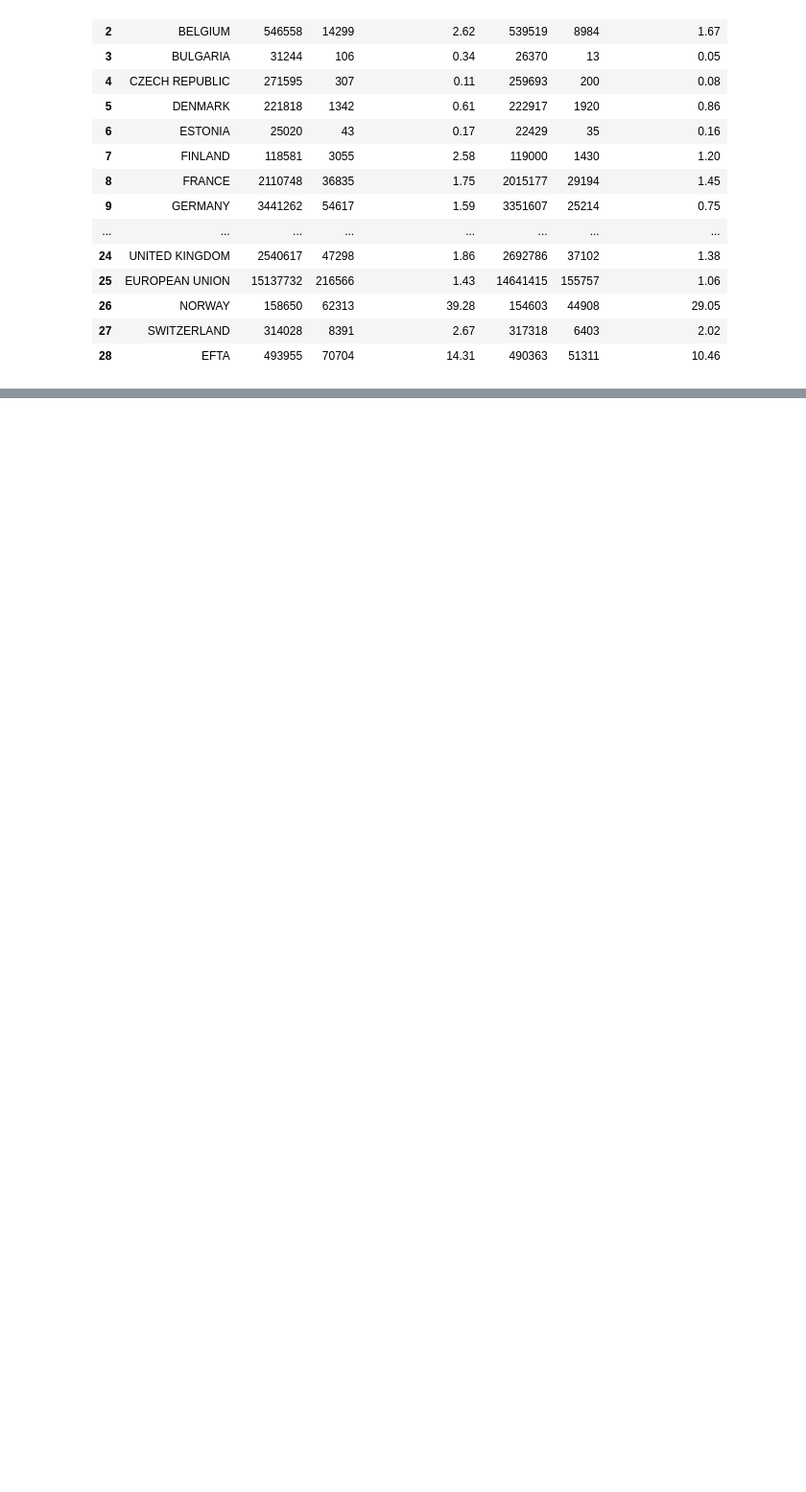
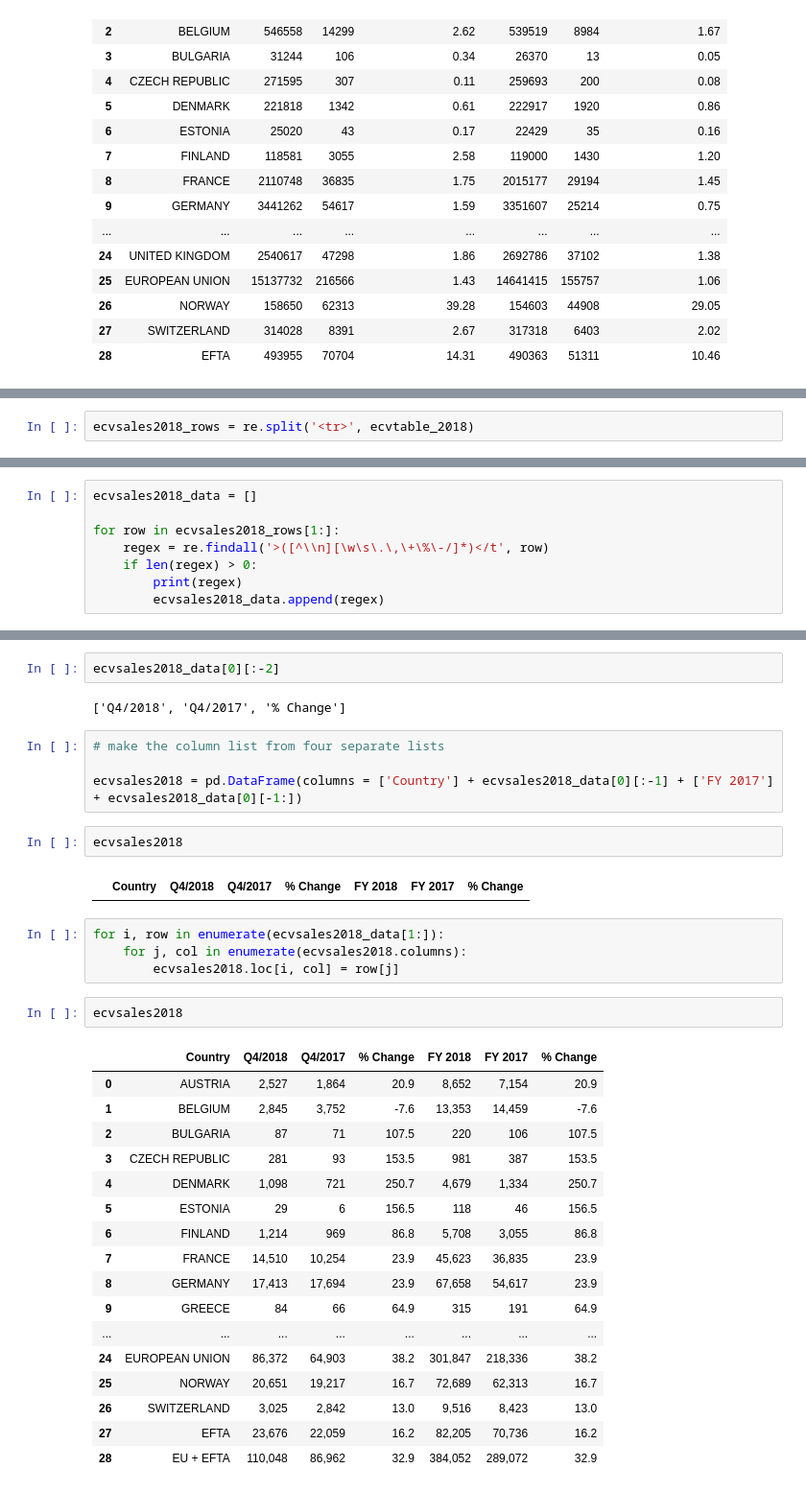
Before and after one commit to nebelgrau77/pandas-wrangling, a Jupyter notebook: electric cars sales europe 2017.ipynb, the cells around one changed output, grey strips where cells are left out. Shown at 96% size. Drawn from its saved outputs; the diff is of its cells as text; blank space fills up the shorter version.

```diff
--- a/electric cars sales europe 2017.ipynb
+++ b/electric cars sales europe 2017.ipynb
@@ -1352,0 +1358,2 @@ ecv_europe
+# %%
+ecvsales2018_rows = re.split('<tr>', ecvtable_2018)
@@ -1352,0 +1378,8 @@ ecv_europe
+# %%
+ecvsales2018_data = []
+
+for row in ecvsales2018_rows[1:]:
+    regex = re.findall('>([^\\n][\w\s\.\,\+\%\-/]*)</t', row)
+    if len(regex) > 0:
+        print(regex)
+        ecvsales2018_data.append(regex)
@@ -1352,0 +1404,36 @@ ecv_europe
+# %%
+ecvsales2018_data[0][:-2]
+# %% [output]
+['Q4/2018', 'Q4/2017', '% Change']
+# %%
+# make the column list from four separate lists
+
+ecvsales2018 = pd.DataFrame(columns = ['Country'] + ecvsales2018_data[0][:-1] + ['FY 2017'] + ecvsales2018_data[0][-1:])
+# %%
+ecvsales2018
+# %% [output]
+|  | Country | Q4/2018 | Q4/2017 | % Change | FY 2018 | FY 2017 | % Change |
+# %%
+for i, row in enumerate(ecvsales2018_data[1:]):
+    for j, col in enumerate(ecvsales2018.columns):
+        ecvsales2018.loc[i, col] = row[j]
+# %%
+ecvsales2018
+# %% [output]
+|  | Country | Q4/2018 | Q4/2017 | % Change | FY 2018 | FY 2017 | % Change |
+| 0 | AUSTRIA | 2,527 | 1,864 | 20.9 | 8,652 | 7,154 | 20.9 |
+| 1 | BELGIUM | 2,845 | 3,752 | -7.6 | 13,353 | 14,459 | -7.6 |
+| 2 | BULGARIA | 87 | 71 | 107.5 | 220 | 106 | 107.5 |
+| 3 | CZECH REPUBLIC | 281 | 93 | 153.5 | 981 | 387 | 153.5 |
+| 4 | DENMARK | 1,098 | 721 | 250.7 | 4,679 | 1,334 | 250.7 |
+| 5 | ESTONIA | 29 | 6 | 156.5 | 118 | 46 | 156.5 |
+| 6 | FINLAND | 1,214 | 969 | 86.8 | 5,708 | 3,055 | 86.8 |
+| 7 | FRANCE | 14,510 | 10,254 | 23.9 | 45,623 | 36,835 | 23.9 |
+| 8 | GERMANY | 17,413 | 17,694 | 23.9 | 67,658 | 54,617 | 23.9 |
+| 9 | GREECE | 84 | 66 | 64.9 | 315 | 191 | 64.9 |
+| ... | ... | ... | ... | ... | ... | ... | ... |
+| 24 | EUROPEAN UNION | 86,372 | 64,903 | 38.2 | 301,847 | 218,336 | 38.2 |
+| 25 | NORWAY | 20,651 | 19,217 | 16.7 | 72,689 | 62,313 | 16.7 |
+| 26 | SWITZERLAND | 3,025 | 2,842 | 13.0 | 9,516 | 8,423 | 13.0 |
+| 27 | EFTA | 23,676 | 22,059 | 16.2 | 82,205 | 70,736 | 16.2 |
+| 28 | EU + EFTA | 110,048 | 86,962 | 32.9 | 384,052 | 289,072 | 32.9 |
```
Also changed, not shown: parts of 32 cells of this notebook.
